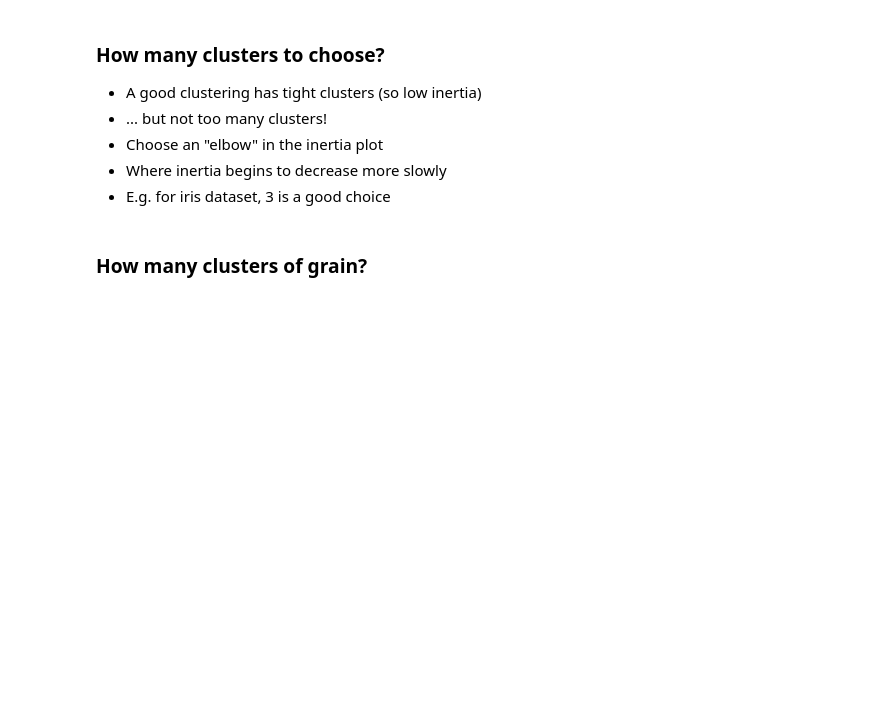
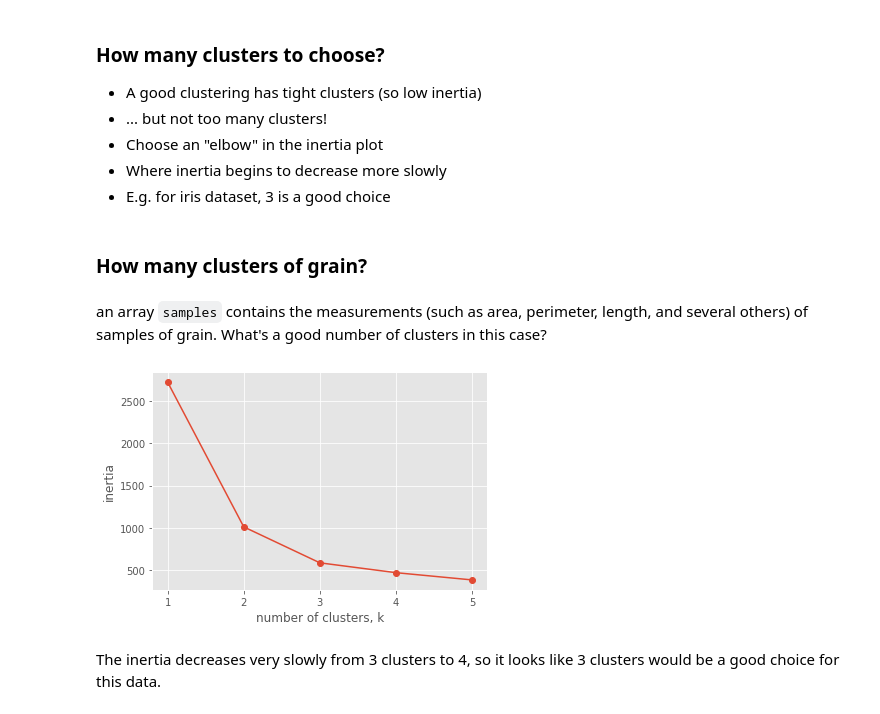
Before and after one commit to VictorOmondi1997/Unsupervised-Learning-in-Python, a Jupyter notebook: Unsupervised Learning in Python.ipynb, the cells around one changed output. Saved outputs shown, nothing was run; the diff lists cells and outputs as text; code cells hidden in the pictures; blank space fills up the shorter version.

```diff
--- a/Unsupervised Learning in Python.ipynb
+++ b/Unsupervised Learning in Python.ipynb
@@ -881,0 +1096,26 @@ model.inertia_
+# %% [markdown]
+an array `samples` contains the measurements (such as area, perimeter, length, and several others) of samples of grain. What's a good number of clusters in this case?
+# %%
+ks_grain = range(1, 6)
+inertias_grain = []
+
+for k in ks_grain:
+    # Create a KMeans instance with k clusters: model
+    model_grain = KMeans(n_clusters=k)
+
+    # Fit model to samples
+    model_grain.fit(samples_grain)
+
+    # Append the inertia to the list of inertias
+    inertias_grain.append(model_grain.inertia_)
+
+# Plot ks vs inertias
+plt.plot(ks_grain, inertias_grain, '-o')
+plt.xlabel('number of clusters, k')
+plt.ylabel('inertia')
+plt.xticks(ks_grain)
+plt.show()
+# %% [output]
+[figure, added]
+# %% [markdown]
+The inertia decreases very slowly from 3 clusters to 4, so it looks like 3 clusters would be a good choice for this data.
```
Also changed, not shown: parts of 30 cells of this notebook.
